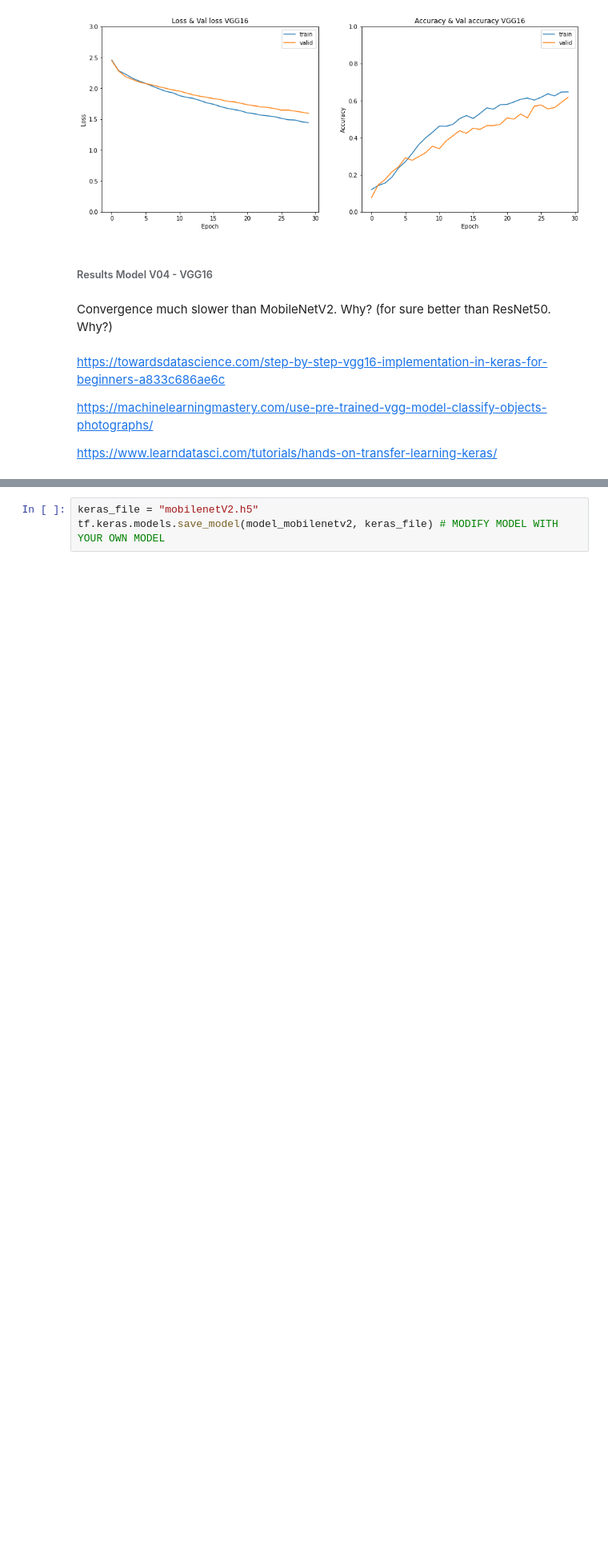
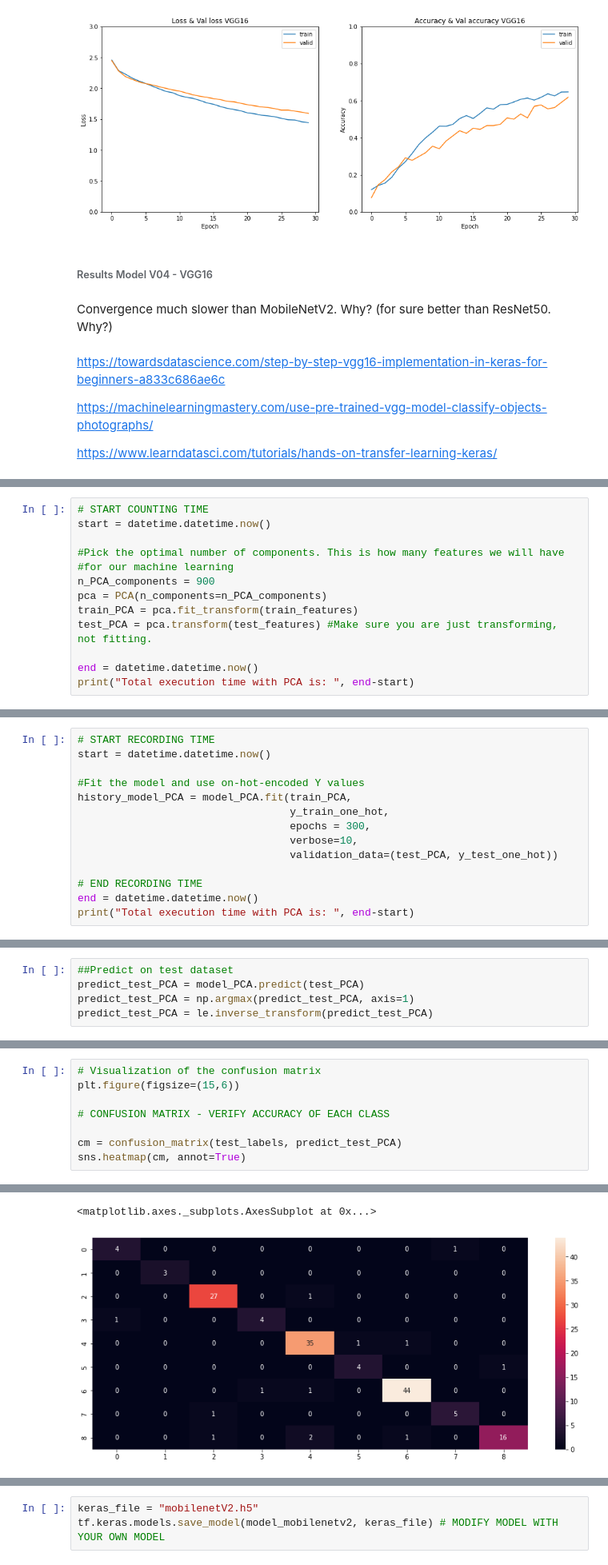
Before and after one commit to alessandro-maccario/DeepLearning-FoodRecognition, a Jupyter notebook: 1_FoDL_Food_Image_Classification_Model_Training_96x96.ipynb, the cells around one changed output, grey strips where cells are left out. Shown at 80% size. Drawn from its saved outputs; the diff is of its cells as text; blank space fills up the shorter version.

```diff
--- a/1_FoDL_Food_Image_Classification_Model_Training_96x96.ipynb
+++ b/1_FoDL_Food_Image_Classification_Model_Training_96x96.ipynb
@@ -2040,0 +2206,13 @@ https://www.learndatasci.com/tutorials/hands-on-transfer-learning-keras/
+# %%
+# START COUNTING TIME
+start = datetime.datetime.now()
+
+#Pick the optimal number of components. This is how many features we will have
+#for our machine learning
+n_PCA_components = 900
+pca = PCA(n_components=n_PCA_components)
+train_PCA = pca.fit_transform(train_features)
+test_PCA = pca.transform(test_features) #Make sure you are just transforming, not fitting.
+
+end = datetime.datetime.now()
+print("Total execution time with PCA is: ", end-start)
@@ -2040,0 +2278,14 @@ https://www.learndatasci.com/tutorials/hands-on-transfer-learning-keras/
+# %%
+# START RECORDING TIME
+start = datetime.datetime.now()
+
+#Fit the model and use on-hot-encoded Y values
+history_model_PCA = model_PCA.fit(train_PCA,
+                                  y_train_one_hot,
+                                  epochs = 300,
+                                  verbose=10,
+                                  validation_data=(test_PCA, y_test_one_hot))
+
+# END RECORDING TIME
+end = datetime.datetime.now()
+print("Total execution time with PCA is: ", end-start)
@@ -2040,0 +2311,5 @@ https://www.learndatasci.com/tutorials/hands-on-transfer-learning-keras/
+# %%
+##Predict on test dataset
+predict_test_PCA = model_PCA.predict(test_PCA)
+predict_test_PCA = np.argmax(predict_test_PCA, axis=1)
+predict_test_PCA = le.inverse_transform(predict_test_PCA)
@@ -2040,0 +2326,9 @@ https://www.learndatasci.com/tutorials/hands-on-transfer-learning-keras/
+# %%
+# Visualization of the confusion matrix
+plt.figure(figsize=(15,6))
+
+# CONFUSION MATRIX - VERIFY ACCURACY OF EACH CLASS
+
+cm = confusion_matrix(test_labels, predict_test_PCA)
+sns.heatmap(cm, annot=True)
+# %% [output]
@@ -2040,0 +2336,2 @@ https://www.learndatasci.com/tutorials/hands-on-transfer-learning-keras/
+<matplotlib.axes._subplots.AxesSubplot at 0x...>
+[figure, added]
```
Also changed, not shown: parts of 29 cells of this notebook.
